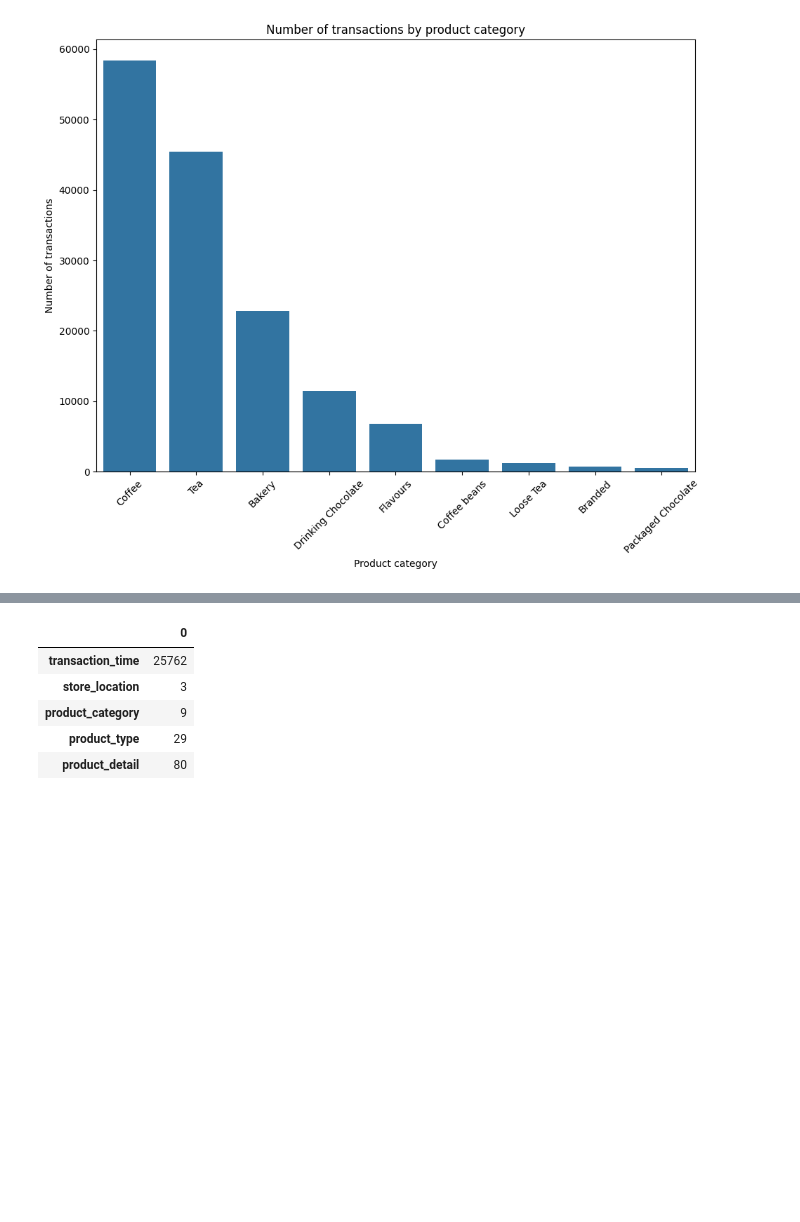
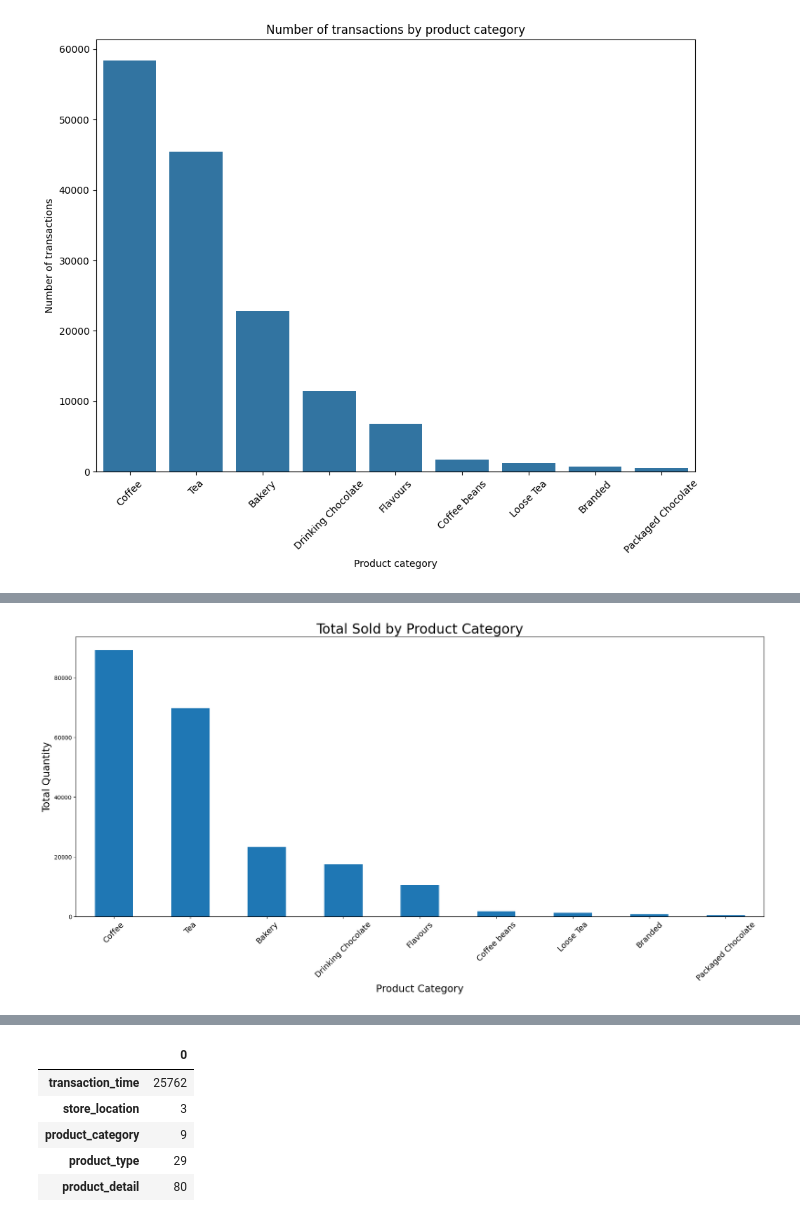
Before and after one commit to hananbahtiti/Coffee-Sales, a Jupyter notebook: data_preprocessing.ipynb, the cells around one changed output, grey strips where cells are left out. Cells and saved outputs as stored; diff of their text form; code cells hidden in the pictures; blank space fills up the shorter version.

```diff
--- a/data_preprocessing.ipynb
+++ b/data_preprocessing.ipynb
@@ -119,4 +121,6 @@ a.sales_by_type(column_one='product_type', column_two='transaction_qty',
 # %%
 a.sales_by_type(column_one='product_category', column_two='transaction_qty',
-                title='Total Sold by Product Type',
+                title='Total Sold by Product Category',
                     x_label='Product Category', y_label='Total Quantity')
+# %% [output]
+[figure, added]
```
Also changed, not shown: parts of 3 cells of this notebook.
